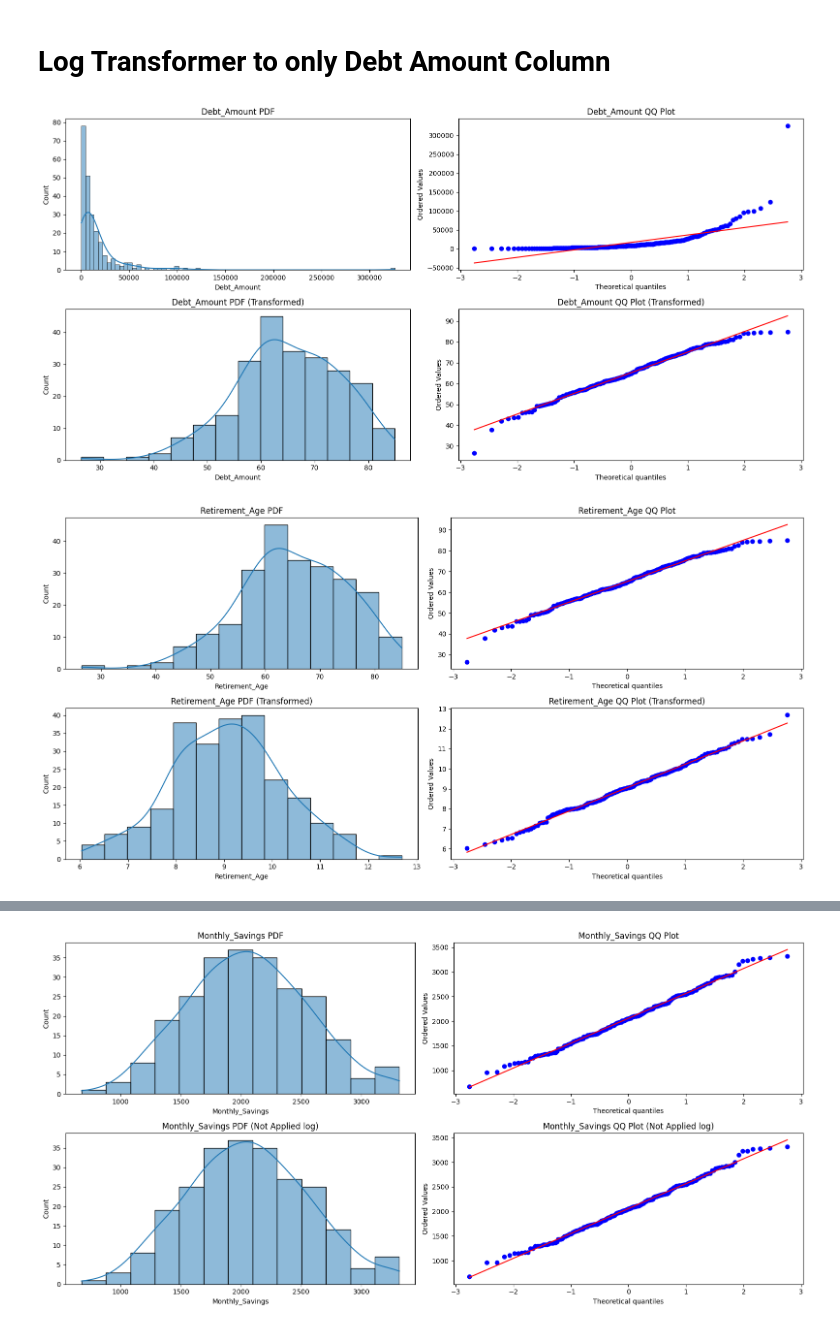
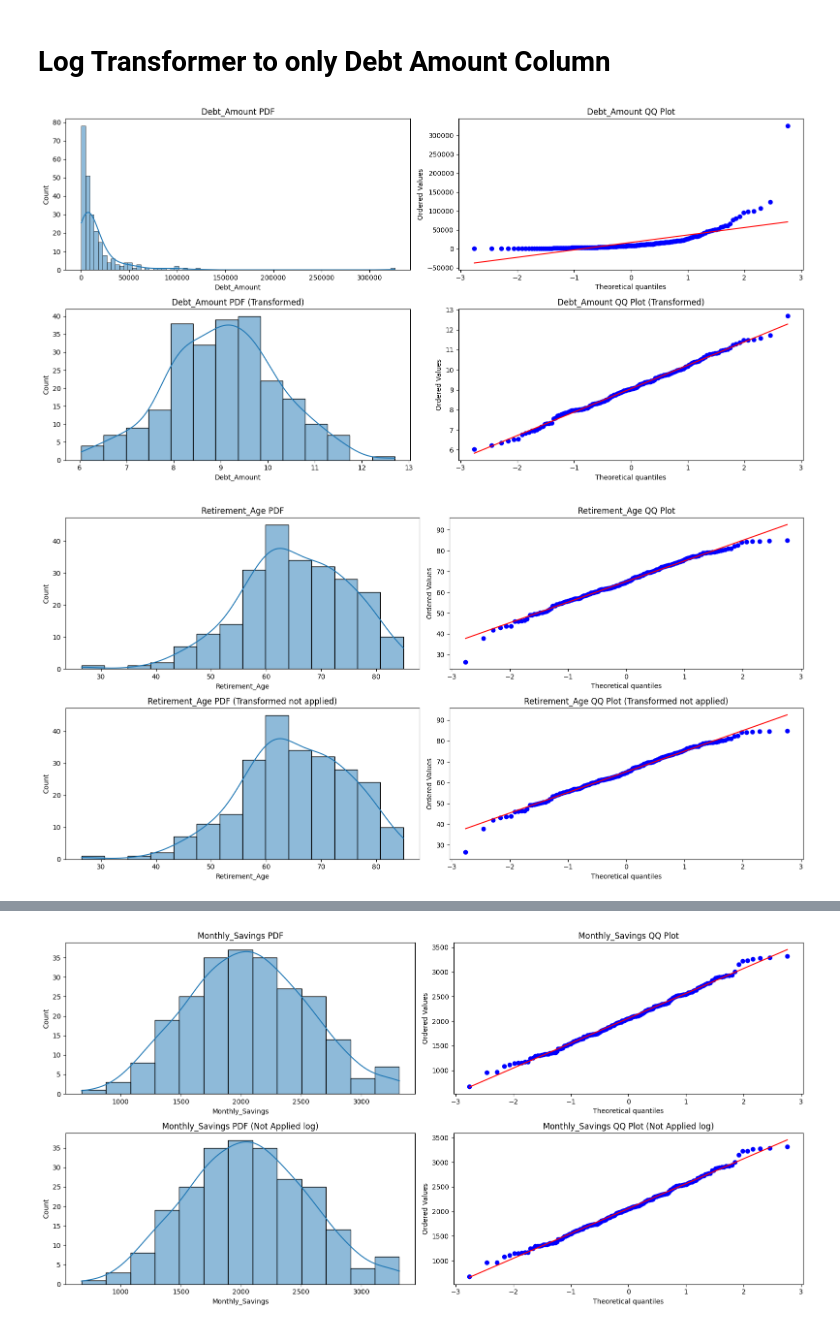
Before and after one commit to Himel-Sarder/Function-Transformer-or-Mathematical-Transformer, a Jupyter notebook: Function Transformer.ipynb, the cells around one changed output, grey strips where cells are left out. Drawn from its saved outputs; the diff is of its cells as text; code cells hidden in the pictures.

```diff
--- a/Function Transformer.ipynb
+++ b/Function Transformer.ipynb
@@ -426,18 +426,17 @@ plt.show()
 # %% [markdown]
 # Log Transformer to only Debt Amount Column
 # %%
-trf2 = ColumnTransformer([('log',FunctionTransformer(np.log1p),['Debt_Amount'])],remainder='passthrough')
+trf2 = ColumnTransformer([('log', FunctionTransformer(np.log1p), ['Debt_Amount'])], remainder='passthrough')
 
 X_train_transformed2 = trf2.fit_transform(X_train)
 X_test_transformed2 = trf2.transform(X_test)
+
+# Explicitly set column names in the correct order
+new_columns = ['Debt_Amount'] + [col for col in X_train.columns if col != 'Debt_Amount']
 # %%
-X_train_transformed2_df = pd.DataFrame(X_train_transformed2, columns=X_train.columns)
-X_test_transformed2_df = pd.DataFrame(X_test_transformed2, columns=X_train.columns)
+X_train_transformed2_df = pd.DataFrame(X_train_transformed2, columns=new_columns)
+X_test_transformed2_df = pd.DataFrame(X_test_transformed2, columns=new_columns)
 # %%
-import matplotlib.pyplot as plt
-import seaborn as sns
-import scipy.stats as stats
-
 plt.figure(figsize=(16,8))
 
 # Debt_Amount PDF and QQ Plot (Before Transformation)
@@ -461,29 +460,29 @@ plt.title('Debt_Amount QQ Plot (Transformed)')
 plt.tight_layout()
 plt.show()
 # %% [output]
-[figure, old version]
+[figure, new version]
 # %%
 plt.figure(figsize=(16,8))
 
 # Retirement_Age PDF and QQ Plot (Before Transformation)
 plt.subplot(221)
 sns.histplot(X_train['Retirement_Age'], kde=True)
 plt.title('Retirement_Age PDF')
 
 plt.subplot(222)
 stats.probplot(X_train['Retirement_Age'], dist="norm", plot=plt)
 plt.title('Retirement_Age QQ Plot')
 
 # Retirement_Age PDF and QQ Plot (After Transformation)
 plt.subplot(223)
 sns.histplot(X_train_transformed2_df['Retirement_Age'], kde=True)
-plt.title('Retirement_Age PDF (Transformed)')
+plt.title('Retirement_Age PDF (Transformed not applied)')
 
 plt.subplot(224)
 stats.probplot(X_train_transformed2_df['Retirement_Age'], dist="norm", plot=plt)
-plt.title('Retirement_Age QQ Plot (Transformed)')
+plt.title('Retirement_Age QQ Plot (Transformed not applied)')
 
 plt.tight_layout()
 plt.show()
 # %% [output]
-[figure, old version]
+[figure, new version]
```
Also changed, not shown: parts of 17 cells of this notebook.
